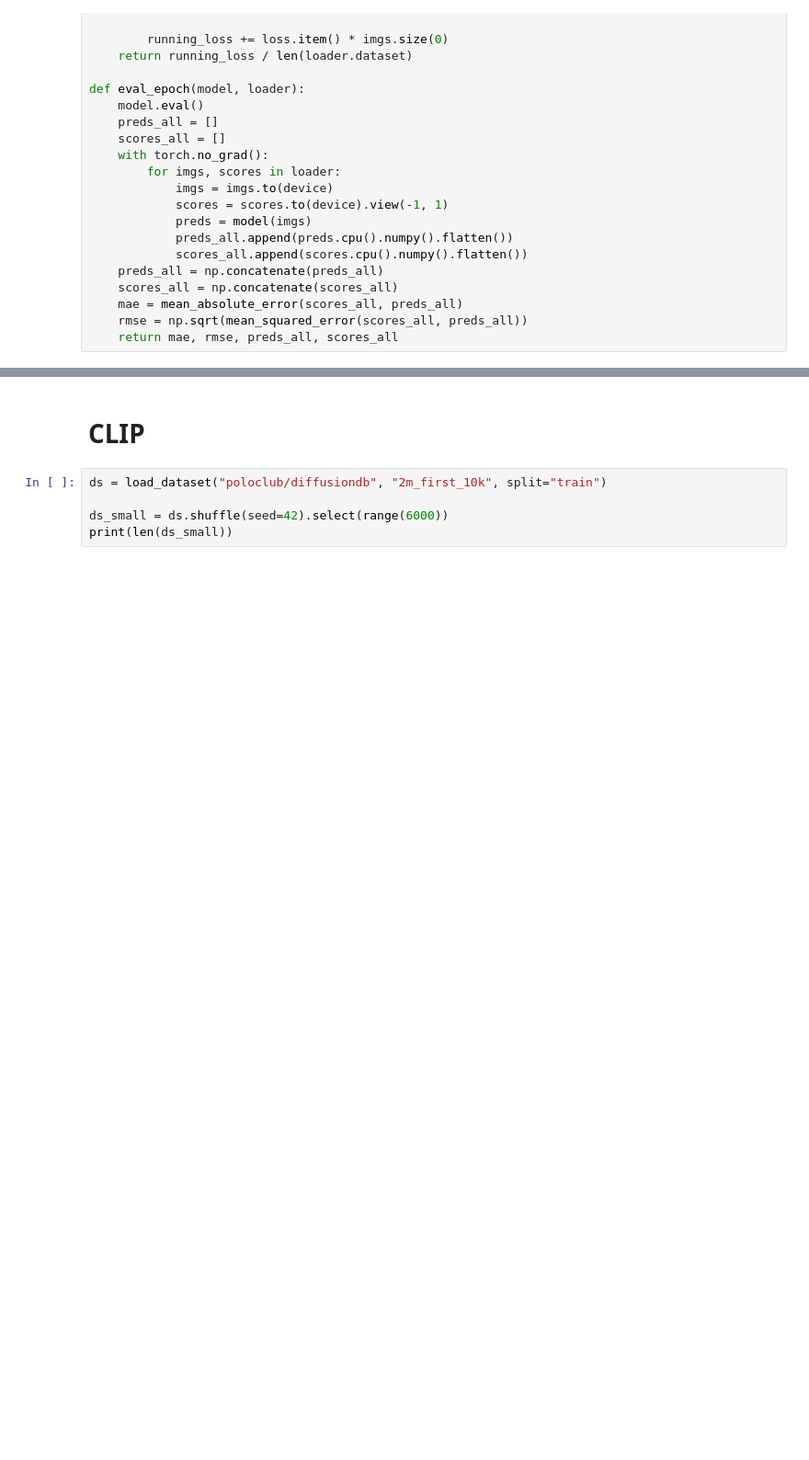
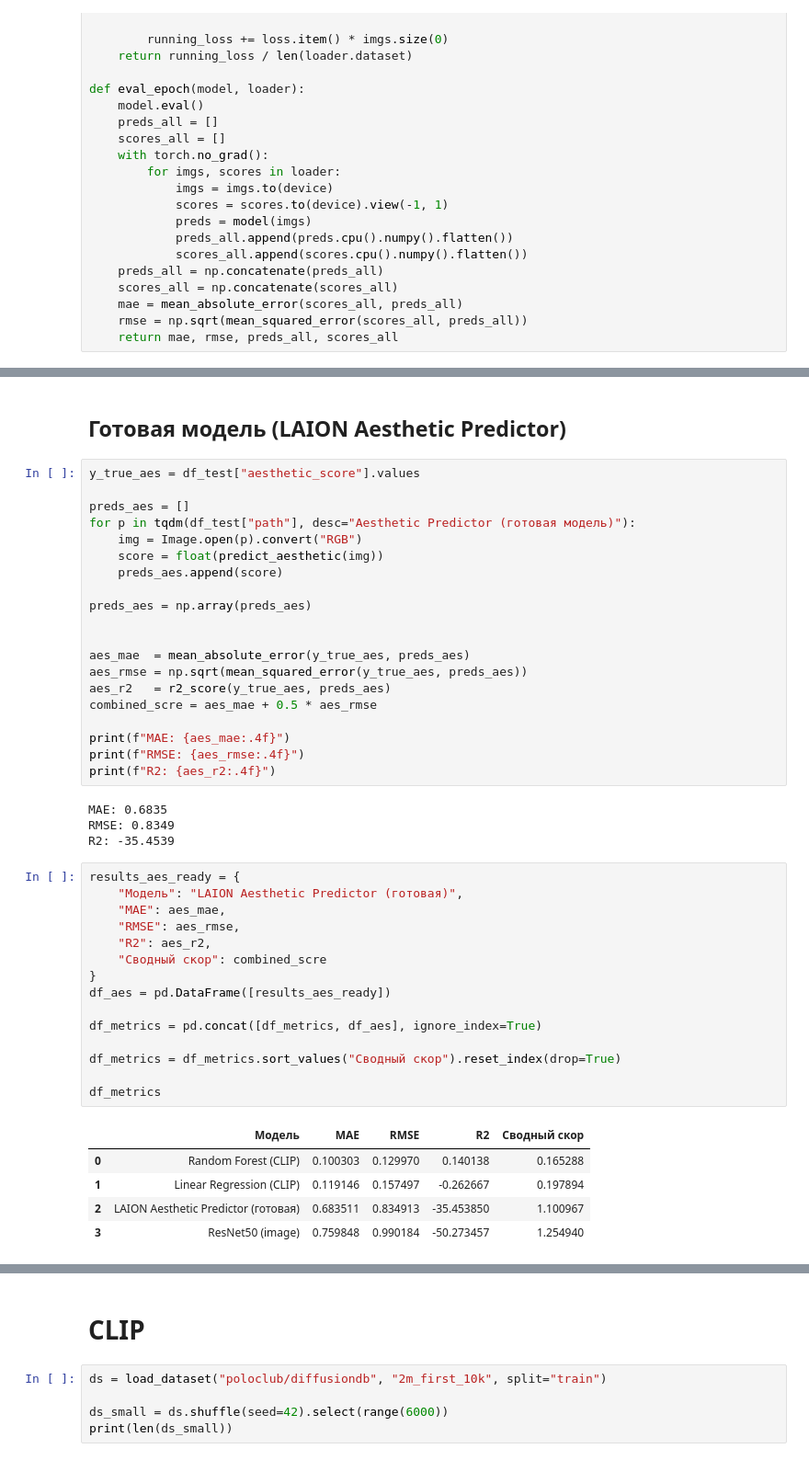
Before and after one commit to GVok/MFDP, a Jupyter notebook: lesson4/baseline.ipynb, the cells around one changed output, grey strips where cells are left out. Shown at 92% size. Drawn from its saved outputs; the diff is of its cells as text; blank space fills up the shorter version.

```diff
--- a/lesson4/baseline.ipynb
+++ b/lesson4/baseline.ipynb
@@ -533 +567,48 @@ print("Лучшая модель:", df_metrics.loc[0, "Модель"])
 Лучшая модель: Random Forest (CLIP)
+# %% [markdown]
+## Готовая модель (LAION Aesthetic Predictor)
+# %%
+y_true_aes = df_test["aesthetic_score"].values
+
+preds_aes = []
+for p in tqdm(df_test["path"], desc="Aesthetic Predictor (готовая модель)"):
+    img = Image.open(p).convert("RGB")
+    score = float(predict_aesthetic(img))
+    preds_aes.append(score)
+
+preds_aes = np.array(preds_aes)
+
+
+aes_mae  = mean_absolute_error(y_true_aes, preds_aes)
+aes_rmse = np.sqrt(mean_squared_error(y_true_aes, preds_aes))
+aes_r2   = r2_score(y_true_aes, preds_aes)
+combined_scre = aes_mae + 0.5 * aes_rmse
+
+print(f"MAE: {aes_mae:.4f}")
+print(f"RMSE: {aes_rmse:.4f}")
+print(f"R2: {aes_r2:.4f}")
+# %% [output]
+MAE: 0.6835
+RMSE: 0.8349
+R2: -35.4539
+# %%
+results_aes_ready = {
+    "Модель": "LAION Aesthetic Predictor (готовая)",
+    "MAE": aes_mae,
+    "RMSE": aes_rmse,
+    "R2": aes_r2,
+    "Сводный скор": combined_scre
+}
+df_aes = pd.DataFrame([results_aes_ready])
+
+df_metrics = pd.concat([df_metrics, df_aes], ignore_index=True)
+
+df_metrics = df_metrics.sort_values("Сводный скор").reset_index(drop=True)
+
+df_metrics
+# %% [output]
+|  | Модель | MAE | RMSE | R2 | Сводный скор |
+| 0 | Random Forest (CLIP) | 0.100303 | 0.129970 | 0.140138 | 0.165288 |
+| 1 | Linear Regression (CLIP) | 0.119146 | 0.157497 | -0.262667 | 0.197894 |
+| 2 | LAION Aesthetic Predictor (готовая) | 0.683511 | 0.834913 | -35.453850 | 1.100967 |
+| 3 | ResNet50 (image) | 0.759848 | 0.990184 | -50.273457 | 1.254940 |
```
Also changed, not shown: parts of 32 cells of this notebook, 2 other files.
